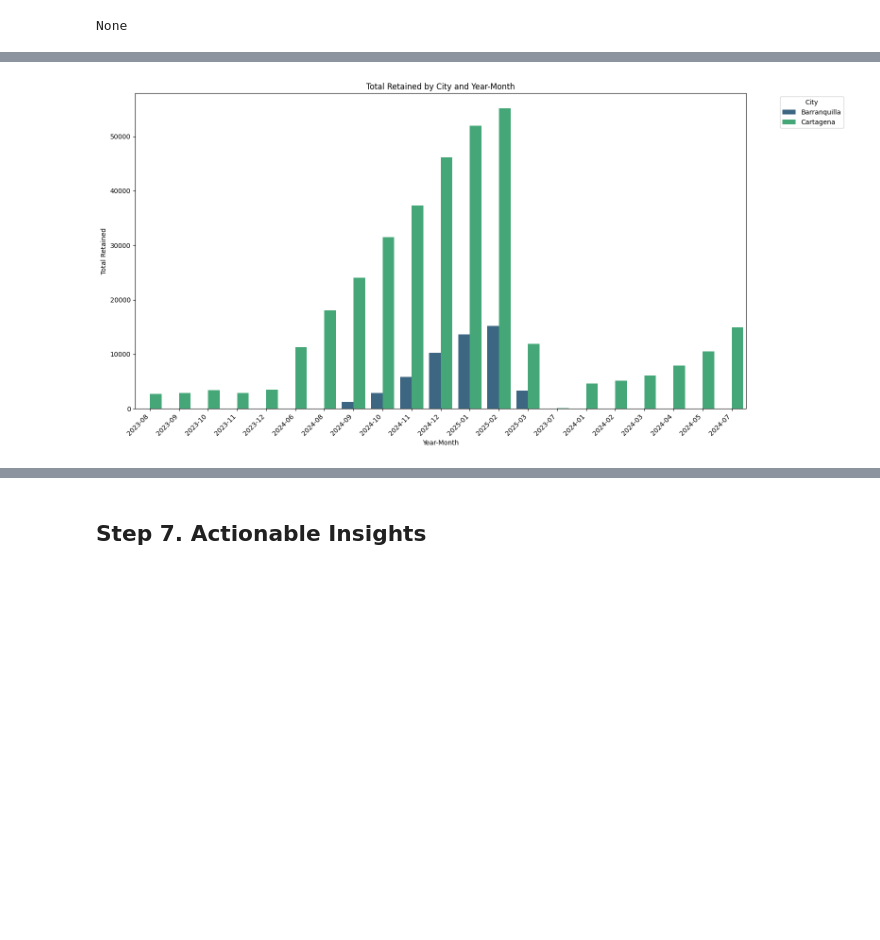
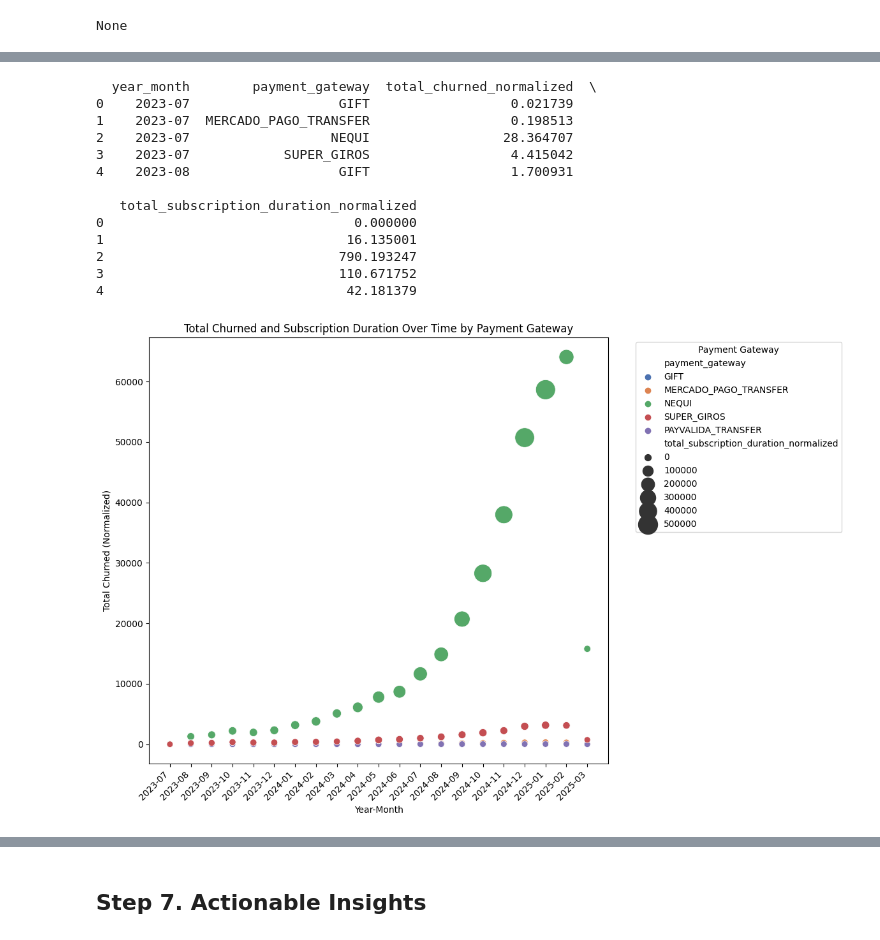
Before and after one commit to mcabas/job_search_tests, a Jupyter notebook: Fibrazo/EDA_fibrazo.ipynb, the cells around one changed output, grey strips where cells are left out. Saved outputs shown, nothing was run; the diff lists cells and outputs as text; code cells hidden in the pictures; blank space fills up the shorter version.

```diff
--- a/Fibrazo/EDA_fibrazo.ipynb
+++ b/Fibrazo/EDA_fibrazo.ipynb
@@ -1153,0 +1076,19 @@ None
+# %%
+# normalized summary columns to avoid sum duplicate info
+
+df_invoice_counts = df_invoices.groupby("client_id").size().reset_index(name="invoice_count")
+
+df_final_norm = pd.merge(
+    df_final,
+    df_invoice_counts,
+    left_on="id_client",
+    right_on="client_id",
+    how="left"
+)
+
+df_final_norm["total_churned_normalized"] = df_final_norm["total_churned"] / df_final_norm["invoice_count"]
+df_final_norm["total_retained_normalized"] = df_final_norm["total_retained"] / df_final_norm["invoice_count"]
+df_final_norm["total_subscription_duration_normalized"] = df_final_norm["total_subscription_duration"] / df_final_norm["invoice_count"]
+
+display(df_final_norm.info())
+display(df_final_norm.head())
@@ -1213,38 +1466,51 @@ plt.show()
 # %%
-# Convert year_month to the desired format (YYYY-MM)
-df_merged["year_month"] = df_merged["year_month"].dt.strftime("%Y-%m")
-
-# Group by City and year_month, and sum total_retained
-df_city_month_retained = df_merged.groupby(["City", "year_month"]).agg(
-    total_retained=("total_retained", "sum")
+# Group by year_month and payment_gateway, and sum total_churned_normalized and total_subscription_duration_normalized
+df_grouped = df_final_norm.groupby(["year_month", "payment_gateway"]).agg(
+    total_churned_normalized=("total_churned_normalized", "sum"),
+    total_subscription_duration_normalized=("total_subscription_duration_normalized", "sum")
 ).reset_index()
 
-# Sort the DataFrame by City and year_month
-df_city_month_retained = df_city_month_retained.sort_values(["City", "year_month"])
+# Print the grouped DataFrame
+print(df_grouped.head())
 
-# Create a bar plot
-plt.figure(figsize=(16, 8))  # Adjust figure size
-ax = sns.barplot(
-    data=df_city_month_retained,
+# Create a scatter plot with Seaborn
+plt.figure(figsize=(12, 8))  # Adjust figure size
+g = sns.scatterplot(
+    data=df_grouped,
     x="year_month",
-    y="total_retained",
-    hue="City",  # Differentiate between cities
-    palette="viridis"  # Use a beautiful color palette
+    y="total_churned_normalized",
+    hue="payment_gateway",  # Differentiate by payment_gateway
+    size="total_subscription_duration_normalized",  # Use total_subscription_duration_normalized for size
+    sizes=(50, 500),  # Adjust the size range of the points
+    palette="deep"  # Use a beautiful color palette
 )
 
 # Add labels and title
 plt.xlabel("Year-Month")
-plt.ylabel("Total Retained")
-plt.title("Total Retained by City and Year-Month")
+plt.ylabel("Total Churned (Normalized)")
+plt.title("Total Churned and Subscription Duration Over Time by Payment Gateway")
 
 # Rotate x-axis labels for better readability
 plt.xticks(rotation=45, ha='right')
 
 # Move the legend outside the plot
-plt.legend(title="City", bbox_to_anchor=(1.05, 1), loc='upper left')
+plt.legend(title="Payment Gateway", bbox_to_anchor=(1.05, 1), loc='upper left')
 
 # Show plot
 plt.tight_layout()
 plt.show()
 # %% [output]
+  year_month        payment_gateway  total_churned_normalized  \
+0    2023-07                   GIFT                  0.021739
+1    2023-07  MERCADO_PAGO_TRANSFER                  0.198513
+2    2023-07                  NEQUI                 28.364707
+3    2023-07            SUPER_GIROS                  4.415042
+4    2023-08                   GIFT                  1.700931
+
+   total_subscription_duration_normalized
+0                                0.000000
+1                               16.135001
+2                              790.193247
+3                              110.671752
+4                               42.181379
-[figure, old version]
+[figure, new version]
```
Also changed, not shown: parts of 53 cells of this notebook.
